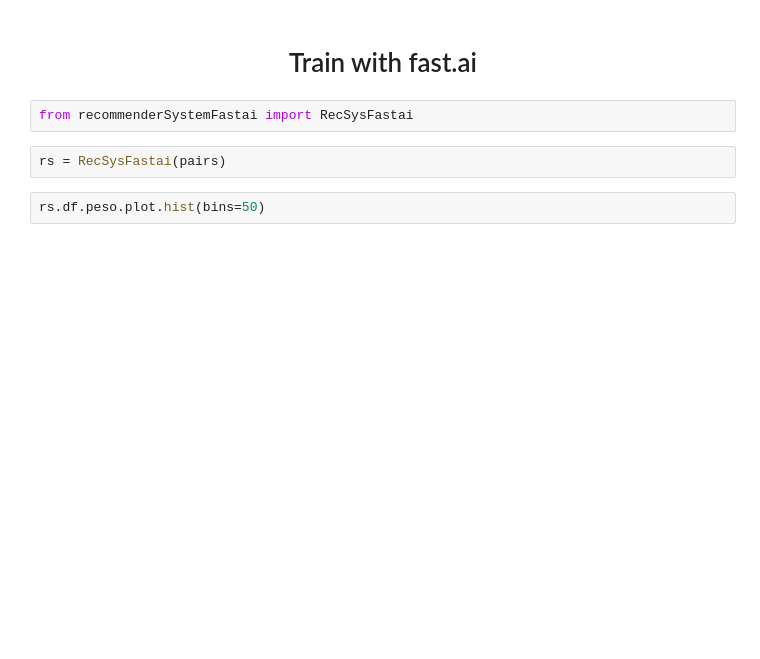
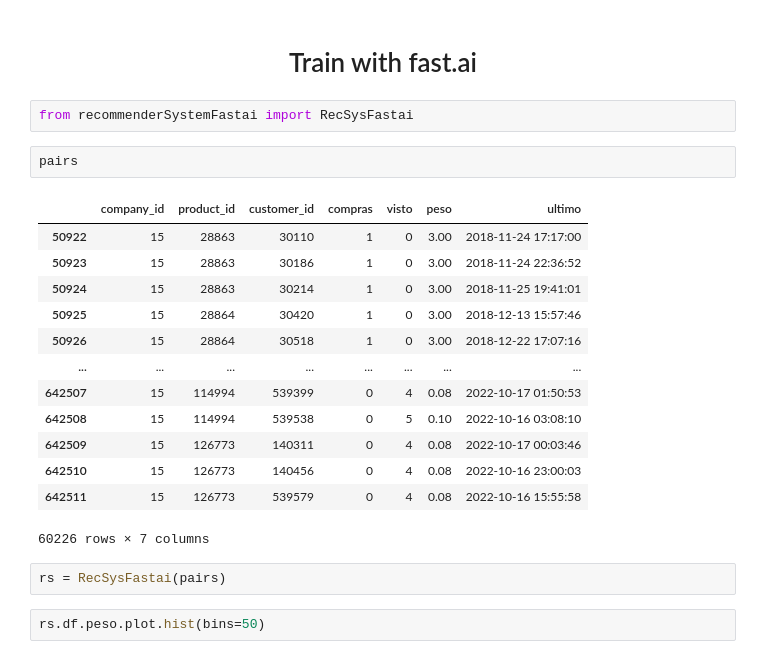
Before and after one commit to CenticMurcia/recomentadion-system, a Jupyter notebook: Intelia Compañia 15.ipynb, the cells around one changed output. Drawn from its saved outputs; the diff is of its cells as text; blank space fills up the shorter version.

```diff
--- a/Intelia Compañia 15.ipynb
+++ b/Intelia Compañia 15.ipynb
@@ -28,6 +28,22 @@ items = items[ items.company_id == 15].copy()
 # <center> Train with fast.ai
 # %%
 from recommenderSystemFastai import RecSysFastai
+# %%
+pairs
+# %% [output]
+|  | company_id | product_id | customer_id | compras | visto | peso | ultimo |
+| 50922 | 15 | 28863 | 30110 | 1 | 0 | 3.00 | 2018-11-24 17:17:00 |
+| 50923 | 15 | 28863 | 30186 | 1 | 0 | 3.00 | 2018-11-24 22:36:52 |
+| 50924 | 15 | 28863 | 30214 | 1 | 0 | 3.00 | 2018-11-25 19:41:01 |
+| 50925 | 15 | 28864 | 30420 | 1 | 0 | 3.00 | 2018-12-13 15:57:46 |
+| 50926 | 15 | 28864 | 30518 | 1 | 0 | 3.00 | 2018-12-22 17:07:16 |
+| ... | ... | ... | ... | ... | ... | ... | ... |
+| 642507 | 15 | 114994 | 539399 | 0 | 4 | 0.08 | 2022-10-17 01:50:53 |
+| 642508 | 15 | 114994 | 539538 | 0 | 5 | 0.10 | 2022-10-16 03:08:10 |
+| 642509 | 15 | 126773 | 140311 | 0 | 4 | 0.08 | 2022-10-17 00:03:46 |
+| 642510 | 15 | 126773 | 140456 | 0 | 4 | 0.08 | 2022-10-16 23:00:03 |
+| 642511 | 15 | 126773 | 539579 | 0 | 4 | 0.08 | 2022-10-16 15:55:58 |
+60226 rows × 7 columns
 # %%
 rs = RecSysFastai(pairs)
 # %%
```
Also changed, not shown: parts of 23 cells of this notebook, 1 other file.
